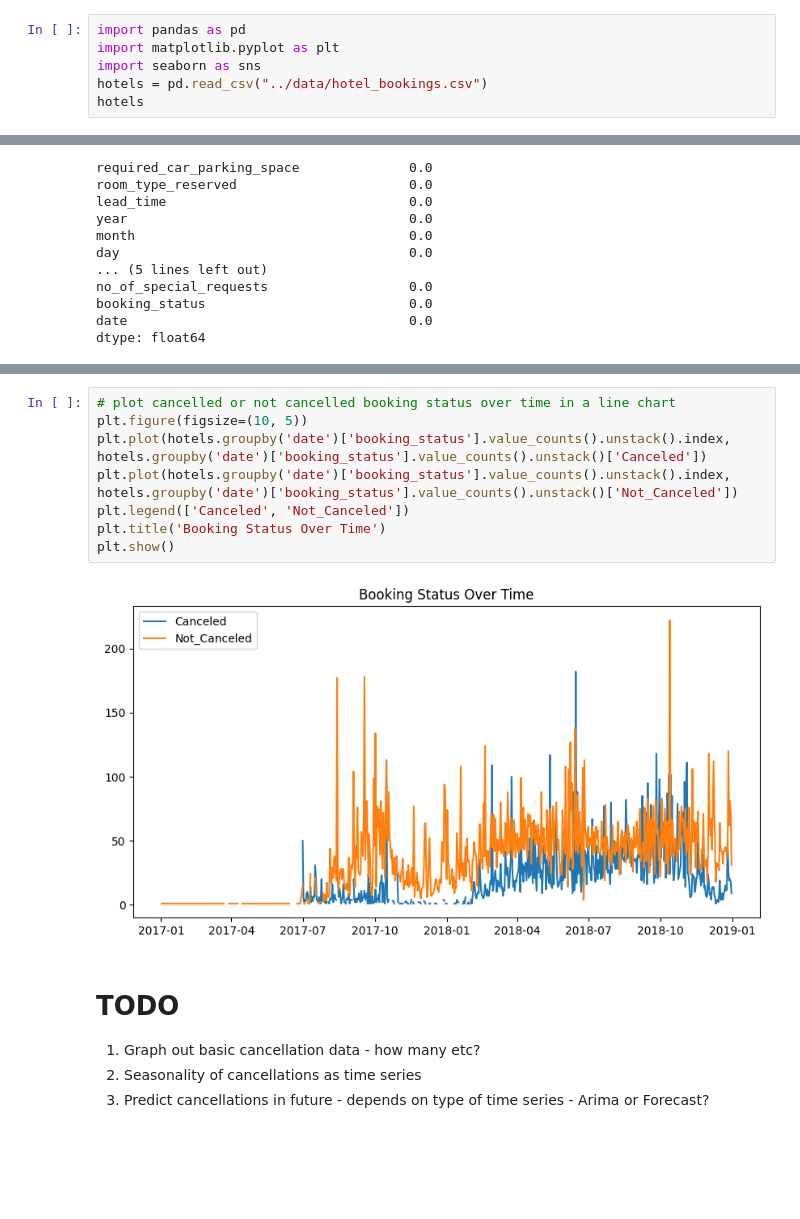
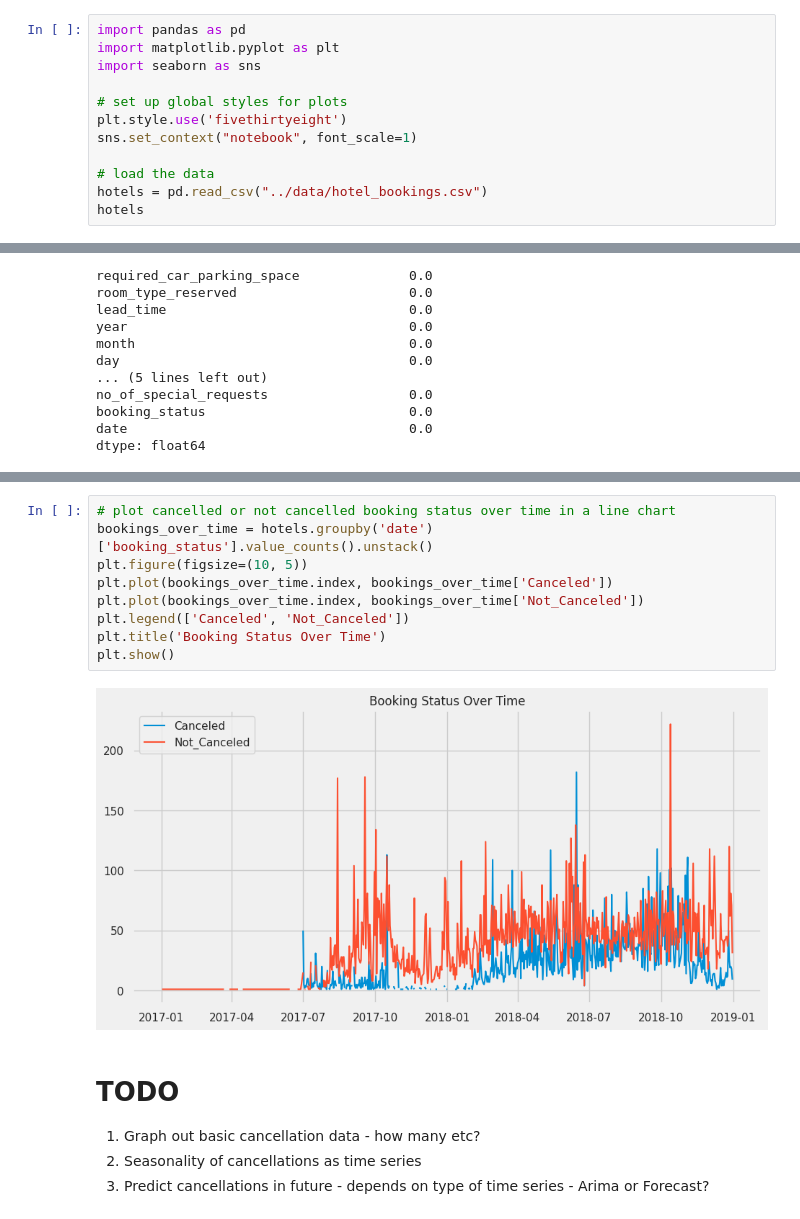
Before and after one commit to dtt101/alchemy, a Jupyter notebook: notebooks/competition-hotels.ipynb, the cells around one changed output, grey strips where cells are left out. Saved outputs shown, nothing was run; the diff lists cells and outputs as text; blank space fills up the shorter version.

```diff
--- a/notebooks/competition-hotels.ipynb
+++ b/notebooks/competition-hotels.ipynb
@@ -46,6 +46,12 @@ Source (data has been modified): https://www.kaggle.com/datasets/ahsan81/hotel-r
 import pandas as pd
 import matplotlib.pyplot as plt
 import seaborn as sns
+
+# set up global styles for plots
+plt.style.use('fivethirtyeight')
+sns.set_context("notebook", font_scale=1)
+
+# load the data
 hotels = pd.read_csv("../data/hotel_bookings.csv")
 hotels
 # %% [output]
@@ -382,13 +388,14 @@ plt.show()
 # %%
 # plot cancelled or not cancelled booking status over time in a line chart
+bookings_over_time = hotels.groupby('date')['booking_status'].value_counts().unstack()
 plt.figure(figsize=(10, 5))
-plt.plot(hotels.groupby('date')['booking_status'].value_counts().unstack().index, hotels.groupby('date')['booking_status'].value_counts().unstack()['Canceled'])
-plt.plot(hotels.groupby('date')['booking_status'].value_counts().unstack().index, hotels.groupby('date')['booking_status'].value_counts().unstack()['Not_Canceled'])
+plt.plot(bookings_over_time.index, bookings_over_time['Canceled'])
+plt.plot(bookings_over_time.index, bookings_over_time['Not_Canceled'])
 plt.legend(['Canceled', 'Not_Canceled'])
 plt.title('Booking Status Over Time')
 plt.show()
 # %% [output]
-[figure, old version]
+[figure, new version]
 # %% [markdown]
 # TODO
 
```
Also changed, not shown: parts of 1 cell of this notebook.
